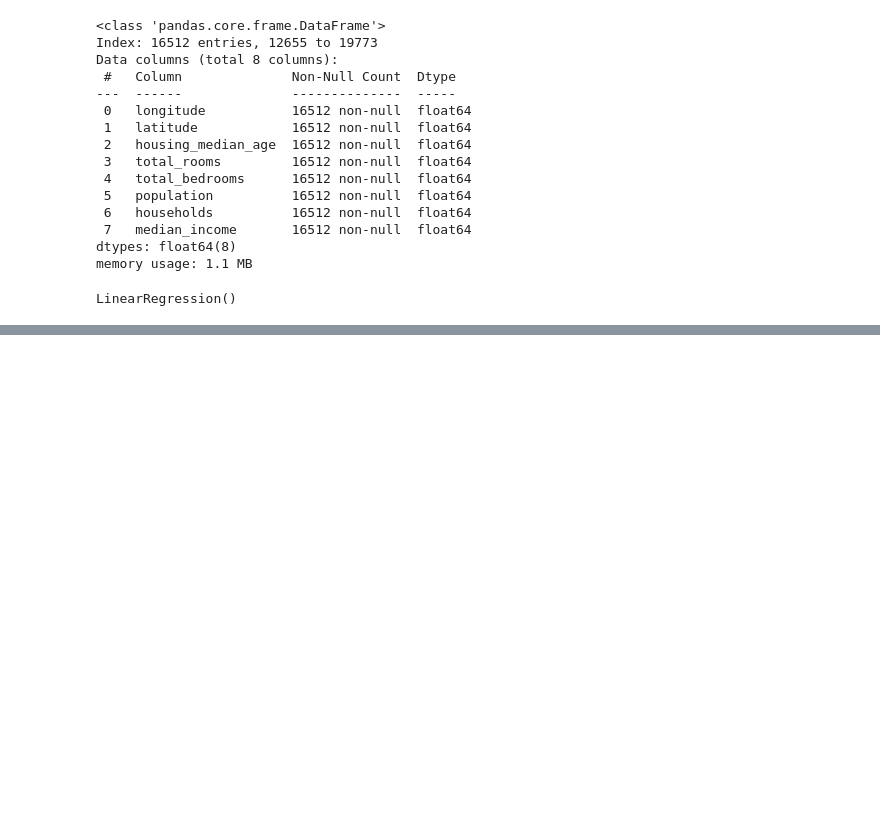
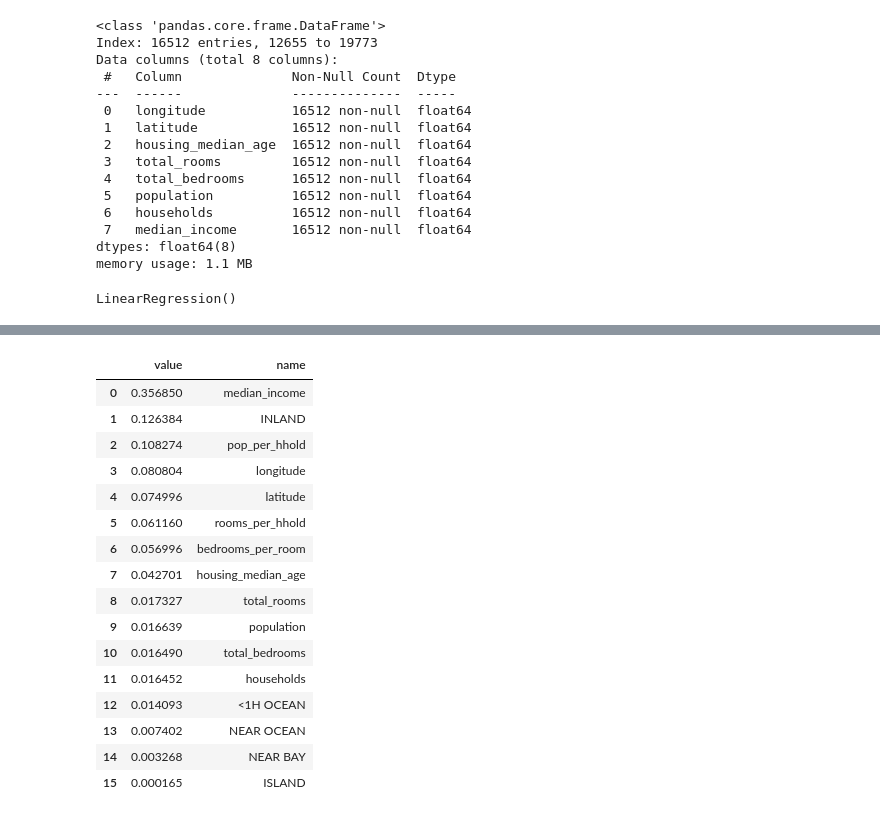
Before and after one commit to kamau96/Data_Science-Android_Development-Web_Development, a Jupyter notebook: Data_Science_Development/Python_Programming/Carlifornia_House_Prices/Data_Analysis_Housing.ipynb, the cells around one changed output, grey strips where cells are left out. Drawn from its saved outputs; the diff is of its cells as text; code cells hidden in the pictures; blank space fills up the shorter version.

```diff
--- a/Data_Science_Development/Python_Programming/Carlifornia_House_Prices/Data_Analysis_Housing.ipynb
+++ b/Data_Science_Development/Python_Programming/Carlifornia_House_Prices/Data_Analysis_Housing.ipynb
@@ -502,0 +585,20 @@ Standard deviation: 2211.090589107198
+# %%
+features
+# %% [output]
+|  | value | name |
+| 0 | 0.356850 | median_income |
+| 1 | 0.126384 | INLAND |
+| 2 | 0.108274 | pop_per_hhold |
+| 3 | 0.080804 | longitude |
+| 4 | 0.074996 | latitude |
+| 5 | 0.061160 | rooms_per_hhold |
+| 6 | 0.056996 | bedrooms_per_room |
+| 7 | 0.042701 | housing_median_age |
+| 8 | 0.017327 | total_rooms |
+| 9 | 0.016639 | population |
+| 10 | 0.016490 | total_bedrooms |
+| 11 | 0.016452 | households |
+| 12 | 0.014093 | <1H OCEAN |
+| 13 | 0.007402 | NEAR OCEAN |
+| 14 | 0.003268 | NEAR BAY |
+| 15 | 0.000165 | ISLAND |
```
Also changed, not shown: parts of 33 cells of this notebook.
